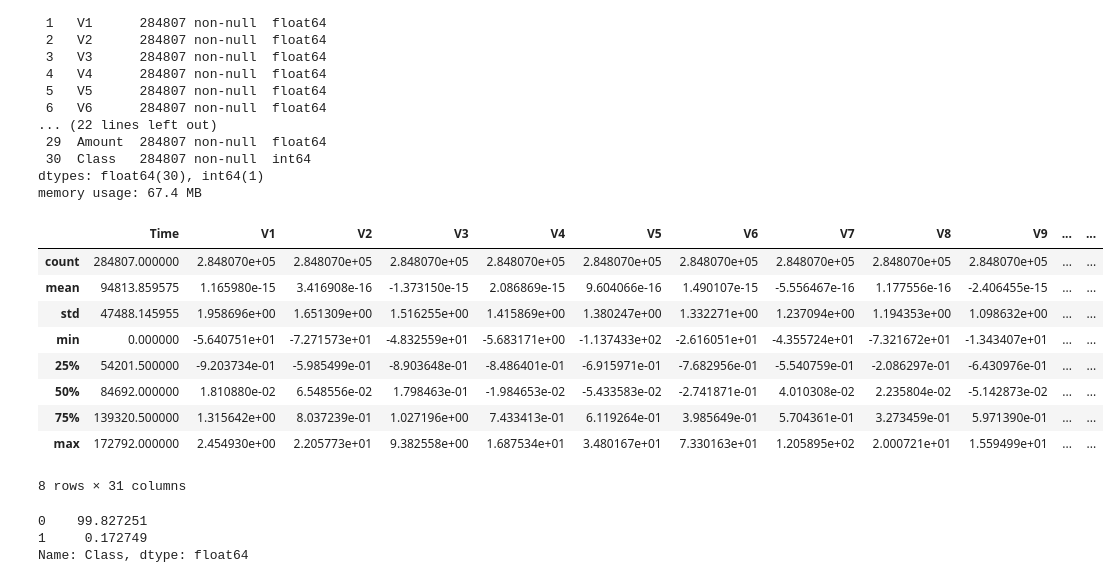
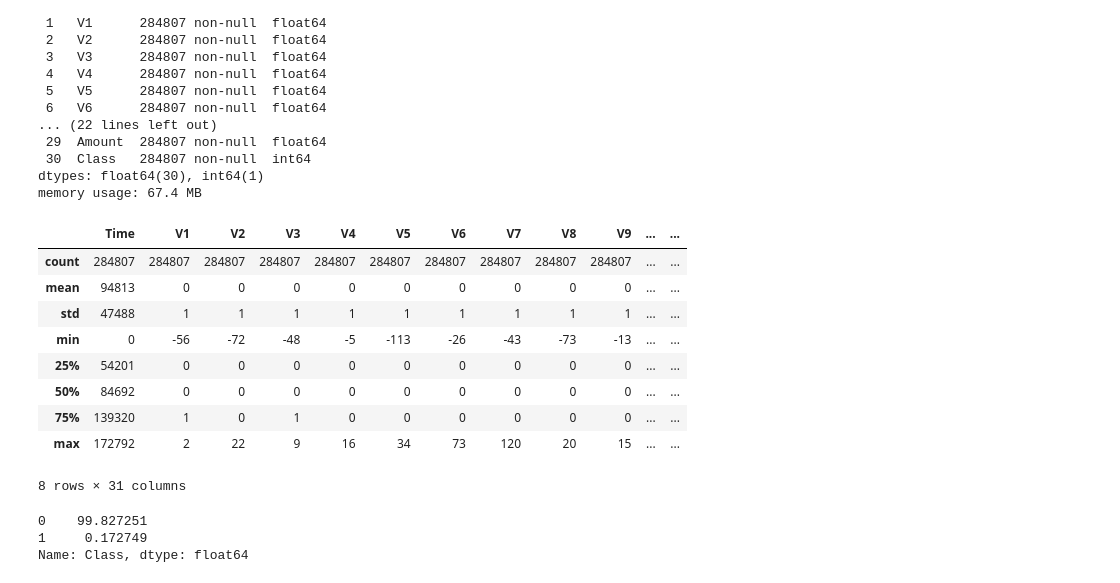
Before and after one commit to Shinyui/Credit-Card-Fraud-Detection, a Jupyter notebook: modeling w logistic v2.ipynb, the cells around one changed output. Drawn from its saved outputs; the diff is of its cells as text; code cells hidden in the pictures.

```diff
--- a/modeling w logistic v2.ipynb
+++ b/modeling w logistic v2.ipynb
@@ -50,17 +50,17 @@ Data columns (total 31 columns):
 dtypes: float64(30), int64(1)
 memory usage: 67.4 MB
 # %%
-df.describe()
+df.describe().astype("int")
 # %% [output]
 |  | Time | V1 | V2 | V3 | V4 | V5 | V6 | V7 | V8 | V9 | ... | ... |
-| count | 284807.000000 | 2.848070e+05 | 2.848070e+05 | 2.848070e+05 | 2.848070e+05 | 2.848070e+05 | 2.848070e+05 | 2.848070e+05 | 2.848070e+05 | 2.848070e+05 | ... | ... |
-| mean | 94813.859575 | 1.165980e-15 | 3.416908e-16 | -1.373150e-15 | 2.086869e-15 | 9.604066e-16 | 1.490107e-15 | -5.556467e-16 | 1.177556e-16 | -2.406455e-15 | ... | ... |
-| std | 47488.145955 | 1.958696e+00 | 1.651309e+00 | 1.516255e+00 | 1.415869e+00 | 1.380247e+00 | 1.332271e+00 | 1.237094e+00 | 1.194353e+00 | 1.098632e+00 | ... | ... |
-| min | 0.000000 | -5.640751e+01 | -7.271573e+01 | -4.832559e+01 | -5.683171e+00 | -1.137433e+02 | -2.616051e+01 | -4.355724e+01 | -7.321672e+01 | -1.343407e+01 | ... | ... |
-| 25% | 54201.500000 | -9.203734e-01 | -5.985499e-01 | -8.903648e-01 | -8.486401e-01 | -6.915971e-01 | -7.682956e-01 | -5.540759e-01 | -2.086297e-01 | -6.430976e-01 | ... | ... |
-| 50% | 84692.000000 | 1.810880e-02 | 6.548556e-02 | 1.798463e-01 | -1.984653e-02 | -5.433583e-02 | -2.741871e-01 | 4.010308e-02 | 2.235804e-02 | -5.142873e-02 | ... | ... |
-| 75% | 139320.500000 | 1.315642e+00 | 8.037239e-01 | 1.027196e+00 | 7.433413e-01 | 6.119264e-01 | 3.985649e-01 | 5.704361e-01 | 3.273459e-01 | 5.971390e-01 | ... | ... |
-| max | 172792.000000 | 2.454930e+00 | 2.205773e+01 | 9.382558e+00 | 1.687534e+01 | 3.480167e+01 | 7.330163e+01 | 1.205895e+02 | 2.000721e+01 | 1.559499e+01 | ... | ... |
+| count | 284807 | 284807 | 284807 | 284807 | 284807 | 284807 | 284807 | 284807 | 284807 | 284807 | ... | ... |
+| mean | 94813 | 0 | 0 | 0 | 0 | 0 | 0 | 0 | 0 | 0 | ... | ... |
+| std | 47488 | 1 | 1 | 1 | 1 | 1 | 1 | 1 | 1 | 1 | ... | ... |
+| min | 0 | -56 | -72 | -48 | -5 | -113 | -26 | -43 | -73 | -13 | ... | ... |
+| 25% | 54201 | 0 | 0 | 0 | 0 | 0 | 0 | 0 | 0 | 0 | ... | ... |
+| 50% | 84692 | 0 | 0 | 0 | 0 | 0 | 0 | 0 | 0 | 0 | ... | ... |
+| 75% | 139320 | 1 | 0 | 1 | 0 | 0 | 0 | 0 | 0 | 0 | ... | ... |
+| max | 172792 | 2 | 22 | 9 | 16 | 34 | 73 | 120 | 20 | 15 | ... | ... |
 8 rows × 31 columns
 # %%
 df["Class"].value_counts(normalize=True)*100
```
Also changed, not shown: parts of 16 cells of this notebook, 1 other file.
